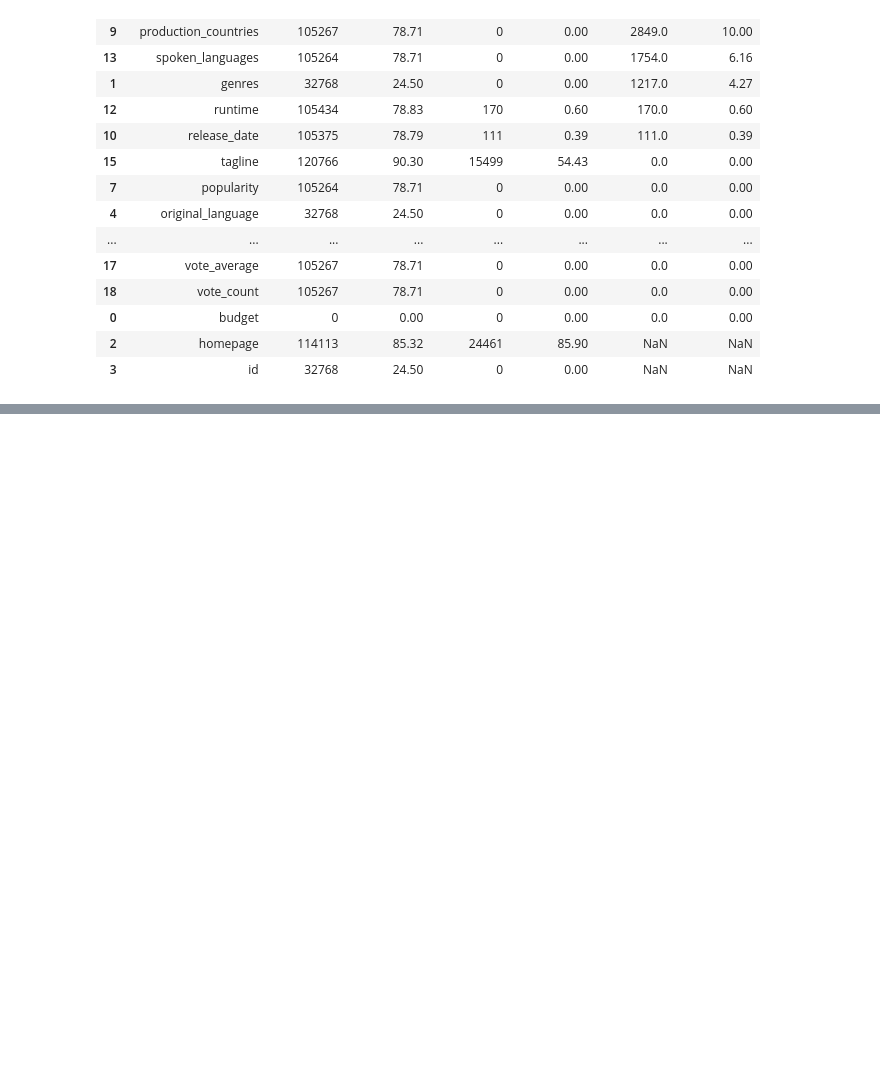
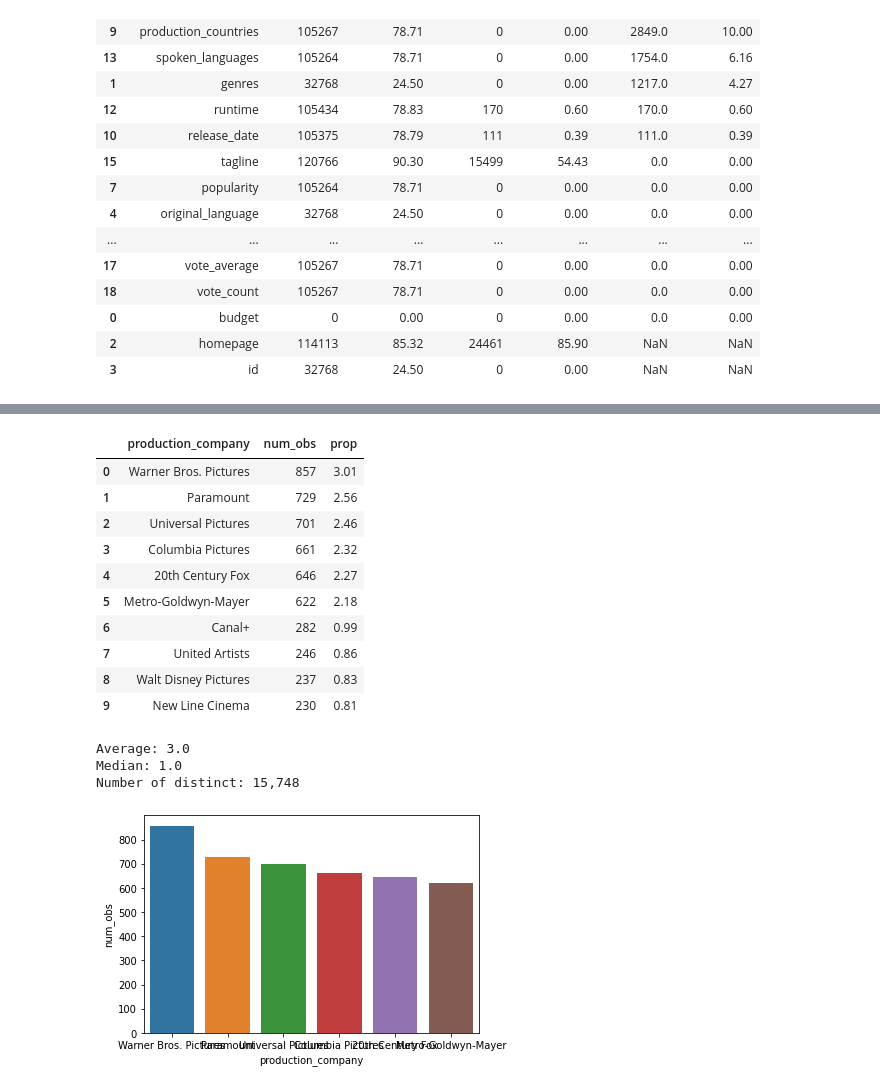
Before and after one commit to ChristopherDaigle/movie_ds_model, a Jupyter notebook: movie_data_analysis.ipynb, the cells around one changed output, grey strips where cells are left out. Cells and saved outputs as stored; diff of their text form; code cells hidden in the pictures; blank space fills up the shorter version.

```diff
--- a/movie_data_analysis.ipynb
+++ b/movie_data_analysis.ipynb
@@ -249,0 +231,5 @@ df['keywords'][133743]
+# %%
+unique_kw = de.uniques_from_list(df['keywords'])
+unique_prod_comp = de.uniques_from_list(df['production_companies'])
+unique_prod_cont = de.uniques_from_list(df['production_countries'])
+unique_sp_lang = de.uniques_from_list(df['spoken_languages'])
@@ -249,0 +262,26 @@ df['keywords'][133743]
+# %%
+unique_prod_comp_info = pd.DataFrame.from_dict(unique_prod_comp, orient='index', columns=['num_obs']).sort_values('num_obs', ascending=False)
+unique_prod_comp_info['prop'] = round(unique_prod_comp_info['num_obs'] / df.shape[0], 4) * 100
+unique_prod_comp_info = unique_prod_comp_info.reset_index().rename(columns={'index': 'production_company'})
+display(unique_prod_comp_info.head(10))
+sns.barplot(x=unique_prod_comp_info['production_company'].head(6), y=unique_prod_comp_info['num_obs'].head(6));
+print("Average: {:,}".format(round(np.mean(unique_prod_comp_info['num_obs']))))
+print("Median: {:,}".format(round(np.median(unique_prod_comp_info['num_obs']))))
+print("Number of distinct: {:,}".format(unique_prod_comp_info.shape[0]))
+top_ten_prod_comp = list(unique_prod_comp_info['production_company'].head(10))
+# %% [output]
+|  | production_company | num_obs | prop |
+| 0 | Warner Bros. Pictures | 857 | 3.01 |
+| 1 | Paramount | 729 | 2.56 |
+| 2 | Universal Pictures | 701 | 2.46 |
+| 3 | Columbia Pictures | 661 | 2.32 |
+| 4 | 20th Century Fox | 646 | 2.27 |
+| 5 | Metro-Goldwyn-Mayer | 622 | 2.18 |
+| 6 | Canal+ | 282 | 0.99 |
+| 7 | United Artists | 246 | 0.86 |
+| 8 | Walt Disney Pictures | 237 | 0.83 |
+| 9 | New Line Cinema | 230 | 0.81 |
+Average: 3.0
+Median: 1.0
+Number of distinct: 15,748
+[figure, added]
```
Also changed, not shown: parts of 11 cells of this notebook.
